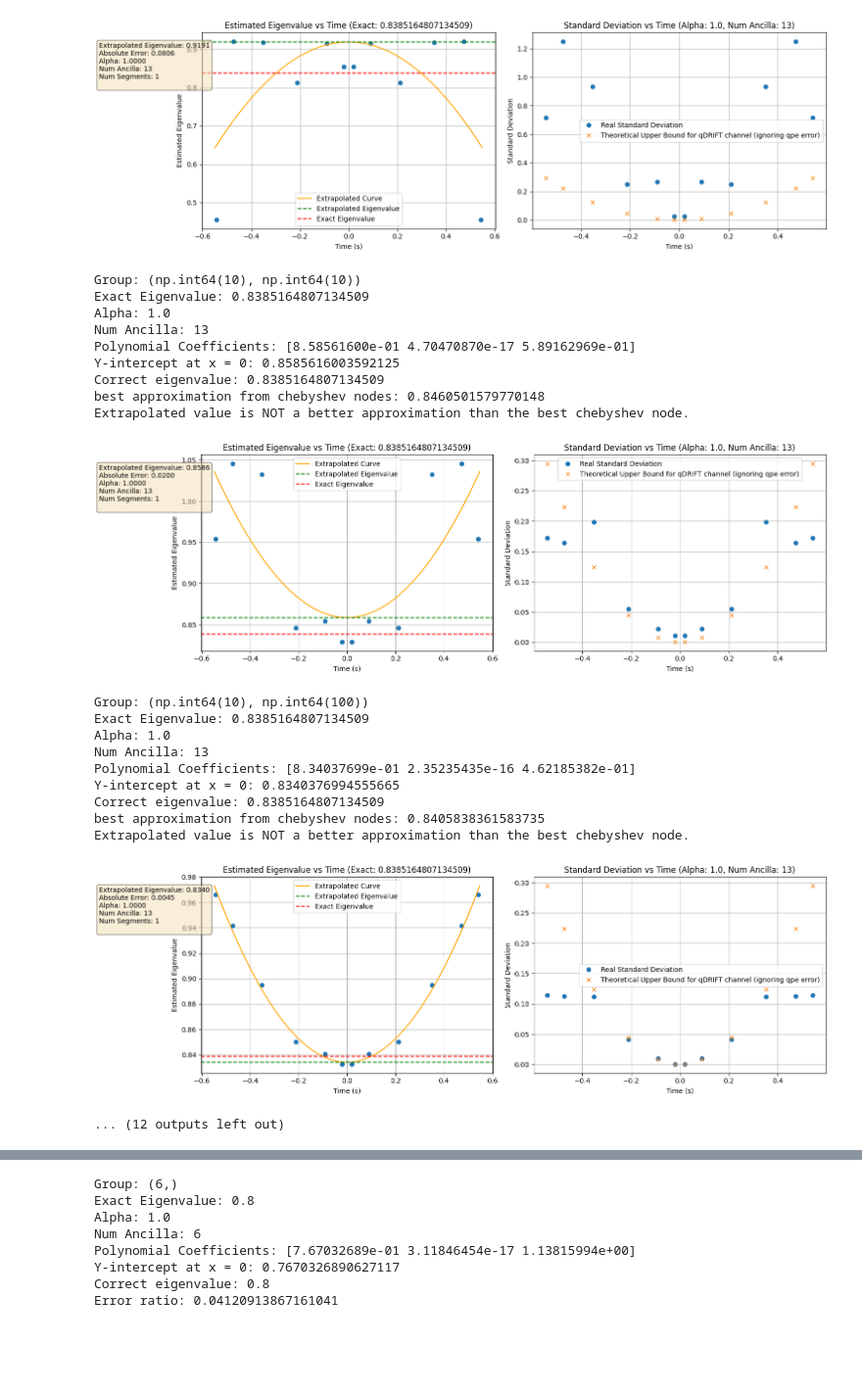
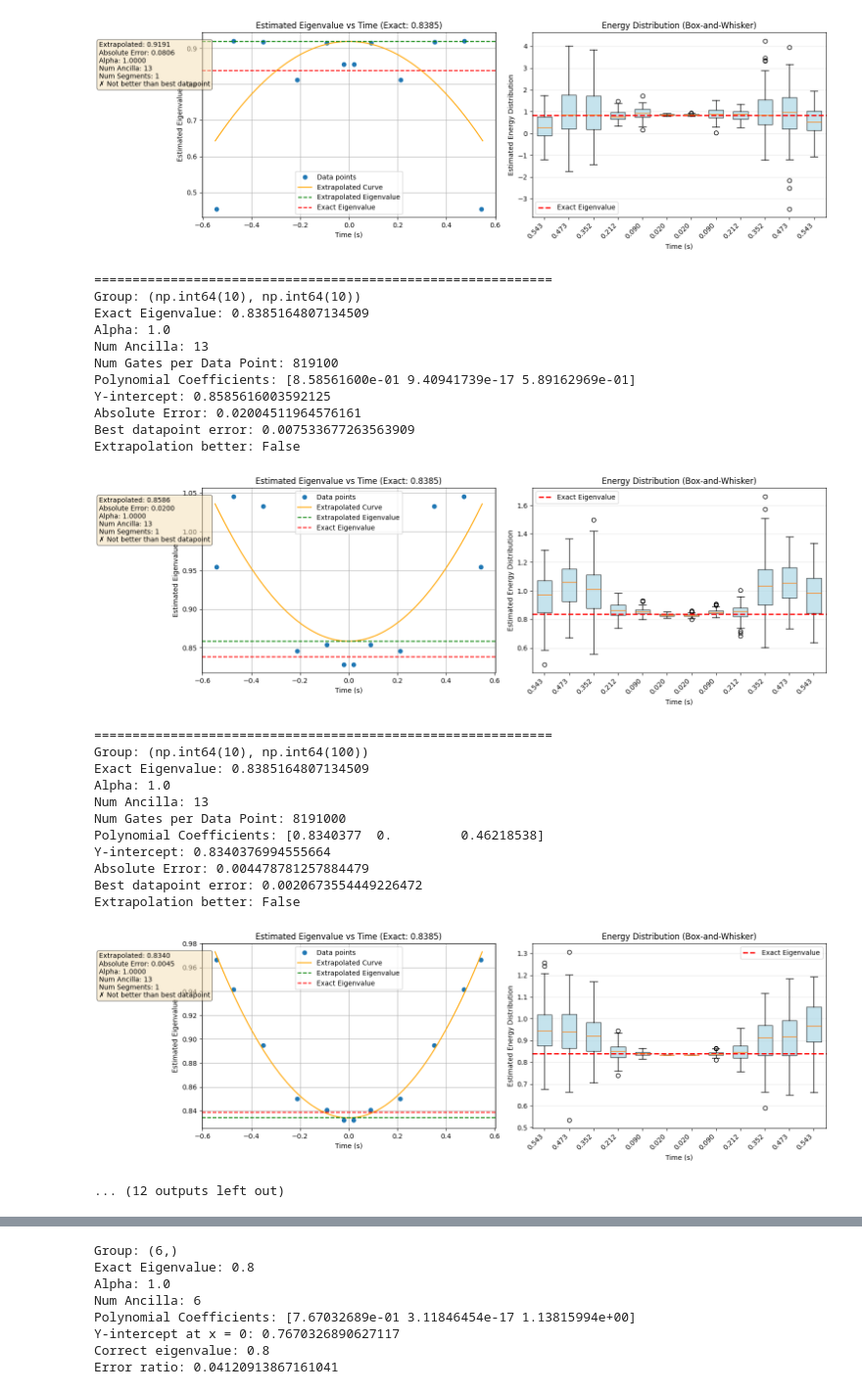
Before and after one commit to Rick0317/qDriftExtraPolation, a Jupyter notebook: results/interp/extrapolation.ipynb, the cells around one changed output, grey strips where cells are left out. Shown at 98% size. Saved outputs shown, nothing was run; the diff lists cells and outputs as text; code cells hidden in the pictures; blank space fills up the shorter version.

```diff
--- a/results/interp/extrapolation.ipynb
+++ b/results/interp/extrapolation.ipynb
@@ -84,4 +76,10 @@ def plot_cheby_extrapolation(groupbys, df, show_stdevs):
 # %%
-df = pd.read_csv("C:\\Users\\Ro\\Desktop\\qDriftExtraPolation\\qdrift_qpe_fc_parameter_sweep_2025-10-26.csv")
-plot_cheby_extrapolation(["n_circuits", "n_shots"], df, show_stdevs=True)
+# Example 2: With box-and-whisker plots (NEW FEATURE!)
+df = pd.read_csv("C:\\Users\\rodcs\\Desktop\\my-repos\\qDriftExtraPolation\\qdrift_qpe_fc_parameter_sweep_2025-10-26.csv")
+cost_vs_error_data_13 = plot_cheby_extrapolation(
+    groupbys=["n_circuits", "n_shots"],
+    df=df,
+    display_mode="boxplot",  # Try the new box-and-whisker visualization!
+    verbose=True
+)
 # %% [output]
@@ -127,22 +133,26 @@ Extrapolated value is NOT a better approximation than the best chebyshev node.
-[figure, old version]
+[figure, new version]
+============================================================
 Group: (np.int64(10), np.int64(10))
 Exact Eigenvalue: 0.8385164807134509
 Alpha: 1.0
 Num Ancilla: 13
-Polynomial Coefficients: [8.58561600e-01 4.70470870e-17 5.89162969e-01]
-Y-intercept at x = 0: 0.8585616003592125
-Correct eigenvalue: 0.8385164807134509
-best approximation from chebyshev nodes: 0.8460501579770148
-Extrapolated value is NOT a better approximation than the best chebyshev node.
+Num Gates per Data Point: 819100
+Polynomial Coefficients: [8.58561600e-01 9.40941739e-17 5.89162969e-01]
+Y-intercept: 0.8585616003592125
+Absolute Error: 0.02004511964576161
+Best datapoint error: 0.007533677263563909
+Extrapolation better: False
-[figure, old version]
+[figure, new version]
+============================================================
 Group: (np.int64(10), np.int64(100))
 Exact Eigenvalue: 0.8385164807134509
 Alpha: 1.0
 Num Ancilla: 13
-Polynomial Coefficients: [8.34037699e-01 2.35235435e-16 4.62185382e-01]
-Y-intercept at x = 0: 0.8340376994555665
-Correct eigenvalue: 0.8385164807134509
-best approximation from chebyshev nodes: 0.8405838361583735
-Extrapolated value is NOT a better approximation than the best chebyshev node.
+Num Gates per Data Point: 8191000
+Polynomial Coefficients: [0.8340377  0.         0.46218538]
+Y-intercept: 0.8340376994555664
+Absolute Error: 0.004478781257884479
+Best datapoint error: 0.0020673554449226472
+Extrapolation better: False
-[figure, old version]
+[figure, new version]
 ... (12 outputs left out)
```
Also changed, not shown: parts of 20 cells of this notebook, 14 other files.
